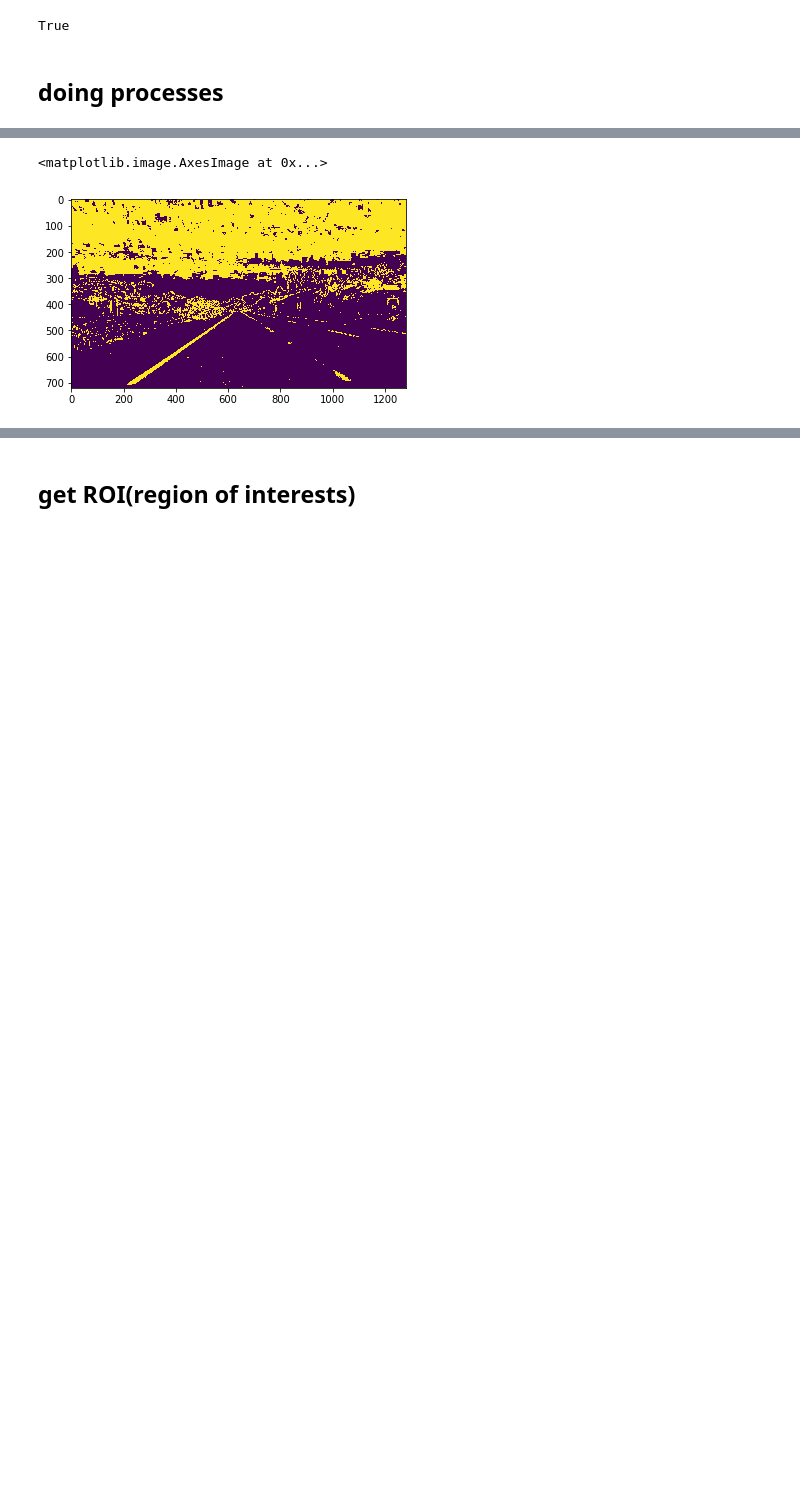
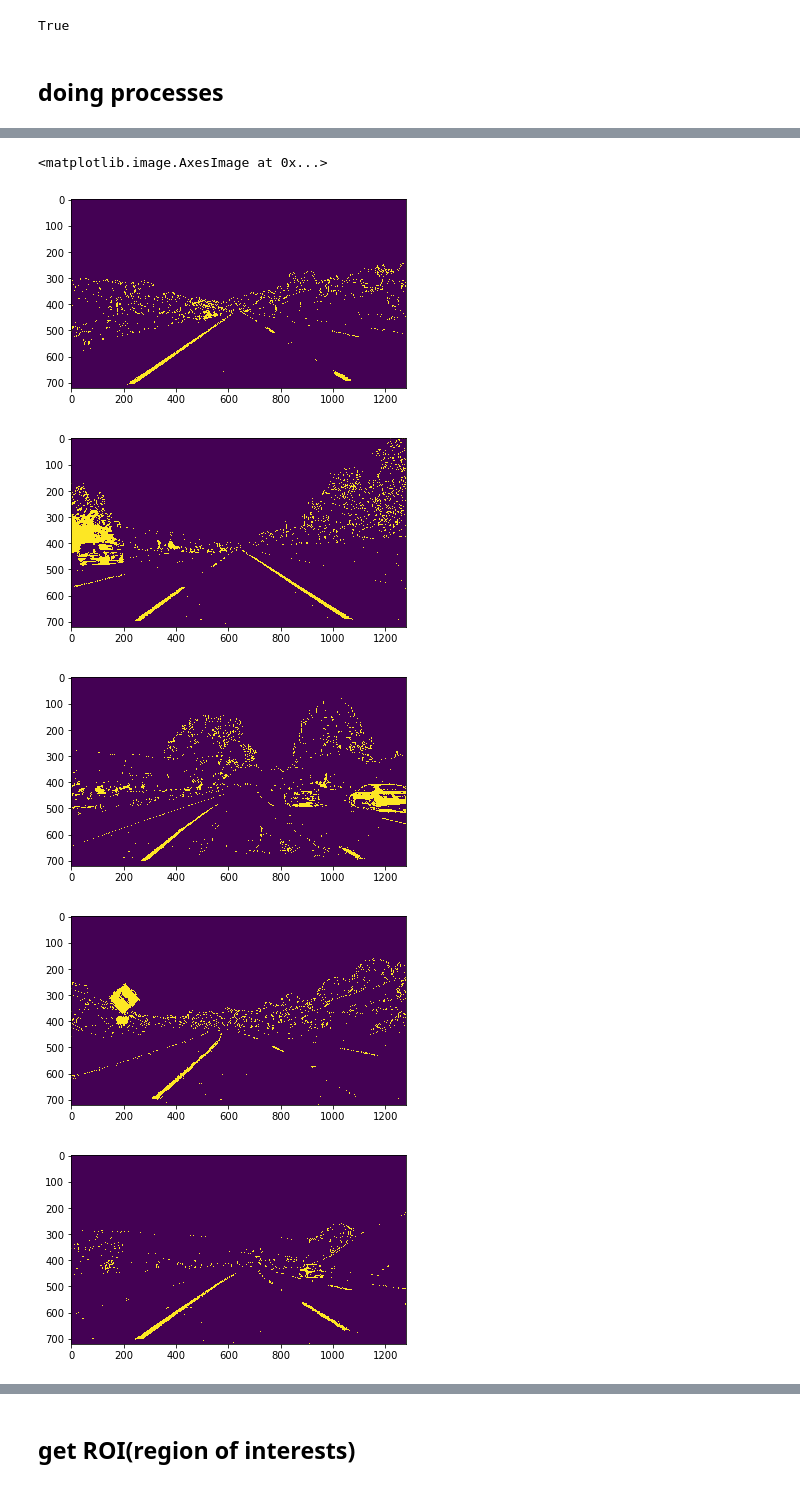
Before and after one commit to dhkim0225/CarND-Advanced_Lane_Line_Detection, a Jupyter notebook: Advanced_line_detection.ipynb, the cells around one changed output, grey strips where cells are left out. Saved outputs shown, nothing was run; the diff lists cells and outputs as text; code cells hidden in the pictures; blank space fills up the shorter version.

```diff
--- a/Advanced_line_detection.ipynb
+++ b/Advanced_line_detection.ipynb
@@ -158,16 +221,35 @@ def getCombined(gray, s_channel):
 
     return combined_binary
 # %%
-img1_combined = getCombined(img1_gray, img1_s)
-img2_combined = getCombined(img2_gray, img2_s)
-img3_combined = getCombined(img3_gray, img3_s)
-img4_combined = getCombined(img4_gray, img4_s)
-img5_combined = getCombined(img5_gray, img5_s)
-img6_combined = getCombined(img6_gray, img6_s)
-img7_combined = getCombined(img7_gray, img7_s)
-img8_combined = getCombined(img8_gray, img8_s)
+img1_combined = getCombined(img1_gray, img1_s, img1_l, img1_b)
+img2_combined = getCombined(img2_gray, img2_s, img2_l, img2_b)
+img3_combined = getCombined(img3_gray, img3_s, img3_l, img3_b)
+img4_combined = getCombined(img4_gray, img4_s, img4_l, img4_b)
+img5_combined = getCombined(img5_gray, img5_s, img5_l, img5_b)
+img6_combined = getCombined(img6_gray, img6_s, img6_l, img6_b)
+img7_combined = getCombined(img7_gray, img7_s, img7_l, img7_b)
+img8_combined = getCombined(img8_gray, img8_s, img8_l, img8_b)
 
+plt.figure()
 plt.imshow(img1_combined)
+plt.figure()
+plt.imshow(img2_combined)
+plt.figure()
+plt.imshow(img3_combined)
+plt.figure()
+plt.imshow(img4_combined)
+plt.figure()
+plt.imshow(img5_combined)
+plt.figure()
+plt.imshow(img6_combined)
+plt.figure()
+plt.imshow(img7_combined)
+plt.figure()
+plt.imshow(img8_combined)
 # %% [output]
 <matplotlib.image.AxesImage at 0x...>
-[figure, old version]
+[figure, new version]
+[figure, added]
+[figure, added]
+[figure, added]
+[figure, added]
```
Also changed, not shown: parts of 15 cells of this notebook, 17 other files.
